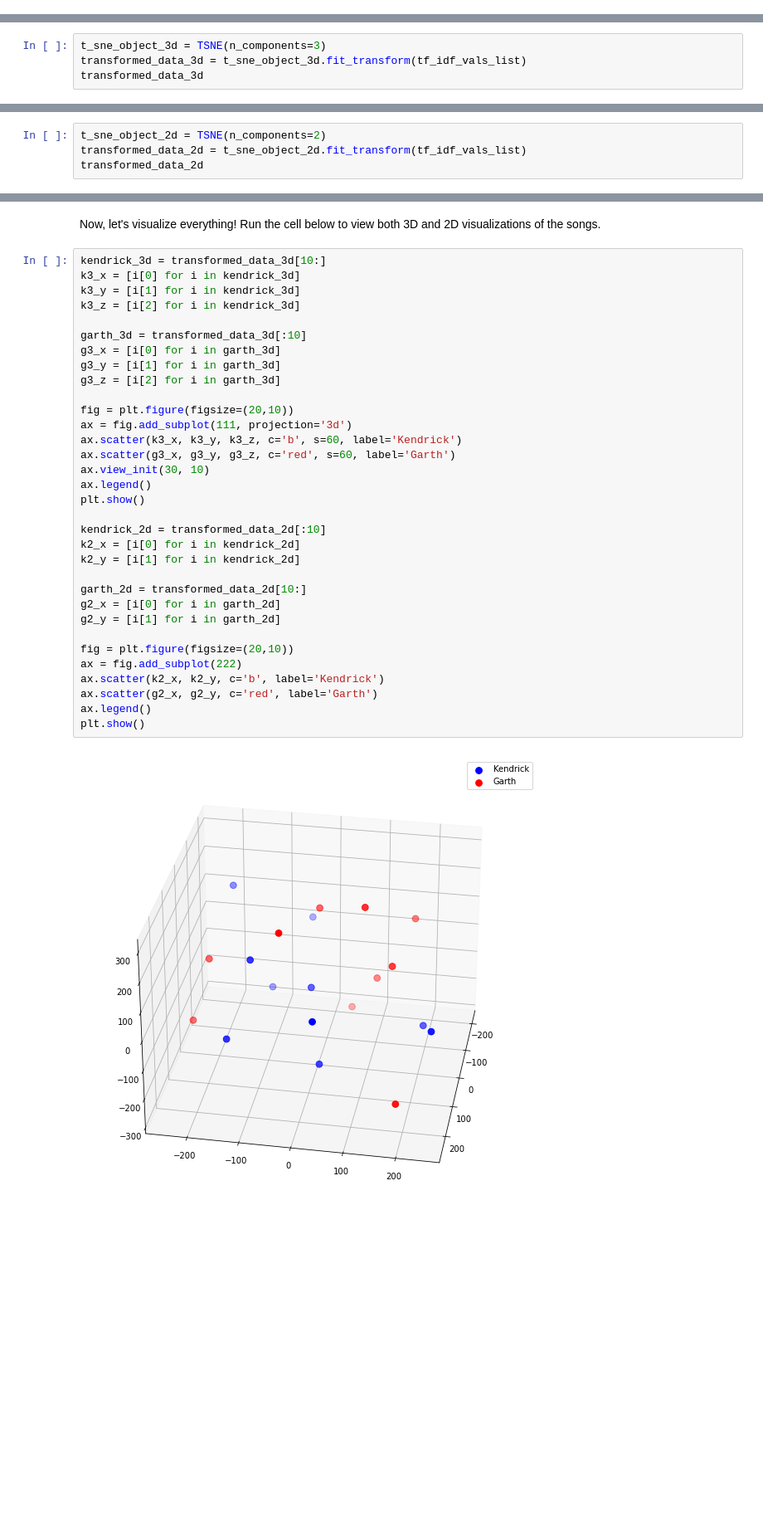
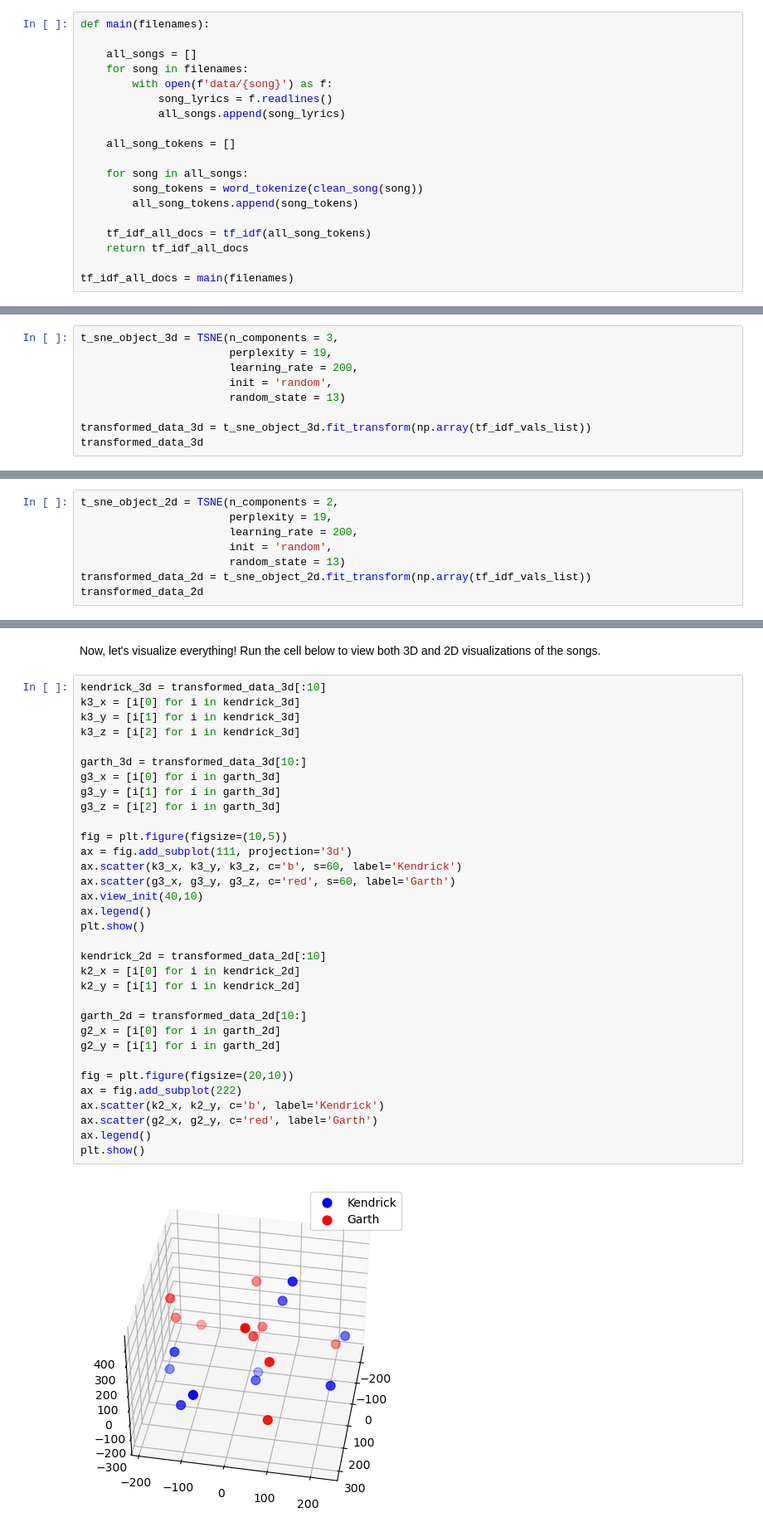
Before and after one commit to learn-co-curriculum/dsc-word-vectorization-lab, a Jupyter notebook: index.ipynb, the cells around one changed output, grey strips where cells are left out. Shown: that part at 83% size. Saved outputs shown, nothing was run; the diff lists cells and outputs as text; blank space fills up the shorter version.

```diff
--- a/index.ipynb
+++ b/index.ipynb
@@ -324,0 +286,19 @@ Number of Dimensions: 1344
+# %%
+def main(filenames):
+
+    all_songs = []
+    for song in filenames:
+        with open(f'data/{song}') as f:
+            song_lyrics = f.readlines()
+            all_songs.append(song_lyrics)
+
+    all_song_tokens = []
+
+    for song in all_songs:
+        song_tokens = word_tokenize(clean_song(song))
+        all_song_tokens.append(song_tokens)
+
+    tf_idf_all_docs = tf_idf(all_song_tokens)
+    return tf_idf_all_docs
+
+tf_idf_all_docs = main(filenames)
@@ -353,5 +347,10 @@ Now that we have only the values, we can use the `TSNE()` class from `sklearn` t
 # %%
-t_sne_object_3d = TSNE(n_components=3)
-transformed_data_3d = t_sne_object_3d.fit_transform(tf_idf_vals_list)
+t_sne_object_3d = TSNE(n_components = 3,
+                       perplexity = 19,
+                       learning_rate = 200,
+                       init = 'random',
+                       random_state = 13)
+
+transformed_data_3d = t_sne_object_3d.fit_transform(np.array(tf_idf_vals_list))
 transformed_data_3d
 # %% [output]
@@ -378,7 +377,11 @@ array([[ -85.04439  ,  -12.42539  ,  160.53555  ],
 # %% [markdown]
 We'll also want to check out how the visualization looks in 2d.  Repeat the process above, but this time, instantiate `TSNE()` with 2 components instead of 3.  Again, use `.fit_transform()` to transform the data and store it in the variable below, and then inspect it to confirm the transformed data has only 2 dimensions.
 # %%
-t_sne_object_2d = TSNE(n_components=2)
-transformed_data_2d = t_sne_object_2d.fit_transform(tf_idf_vals_list)
+t_sne_object_2d = TSNE(n_components = 2,
+                       perplexity = 19,
+                       learning_rate = 200,
+                       init = 'random',
+                       random_state = 13)
+transformed_data_2d = t_sne_object_2d.fit_transform(np.array(tf_idf_vals_list))
 transformed_data_2d
 # %% [output]
@@ -405,37 +408,37 @@ array([[ -57.13      ,  -82.44527   ],
 # %% [markdown]
 Now, let's visualize everything!  Run the cell below to view both 3D and 2D visualizations of the songs.
 # %%
-kendrick_3d = transformed_data_3d[10:]
+kendrick_3d = transformed_data_3d[:10]
 k3_x = [i[0] for i in kendrick_3d]
 k3_y = [i[1] for i in kendrick_3d]
 k3_z = [i[2] for i in kendrick_3d]
 
-garth_3d = transformed_data_3d[:10]
+garth_3d = transformed_data_3d[10:]
 g3_x = [i[0] for i in garth_3d]
 g3_y = [i[1] for i in garth_3d]
 g3_z = [i[2] for i in garth_3d]
 
-fig = plt.figure(figsize=(20,10))
+fig = plt.figure(figsize=(10,5))
 ax = fig.add_subplot(111, projection='3d')
 ax.scatter(k3_x, k3_y, k3_z, c='b', s=60, label='Kendrick')
 ax.scatter(g3_x, g3_y, g3_z, c='red', s=60, label='Garth')
-ax.view_init(30, 10)
+ax.view_init(40,10)
 ax.legend()
 plt.show()
 
 kendrick_2d = transformed_data_2d[:10]
 k2_x = [i[0] for i in kendrick_2d]
 k2_y = [i[1] for i in kendrick_2d]
 
 garth_2d = transformed_data_2d[10:]
 g2_x = [i[0] for i in garth_2d]
 g2_y = [i[1] for i in garth_2d]
 
 fig = plt.figure(figsize=(20,10))
 ax = fig.add_subplot(222)
 ax.scatter(k2_x, k2_y, c='b', label='Kendrick')
 ax.scatter(g2_x, g2_y, c='red', label='Garth')
 ax.legend()
 plt.show()
 # %% [output]
-[figure, old version]
+[figure, new version]
```
Also changed, not shown: parts of 47 cells of this notebook, 3 other files.
